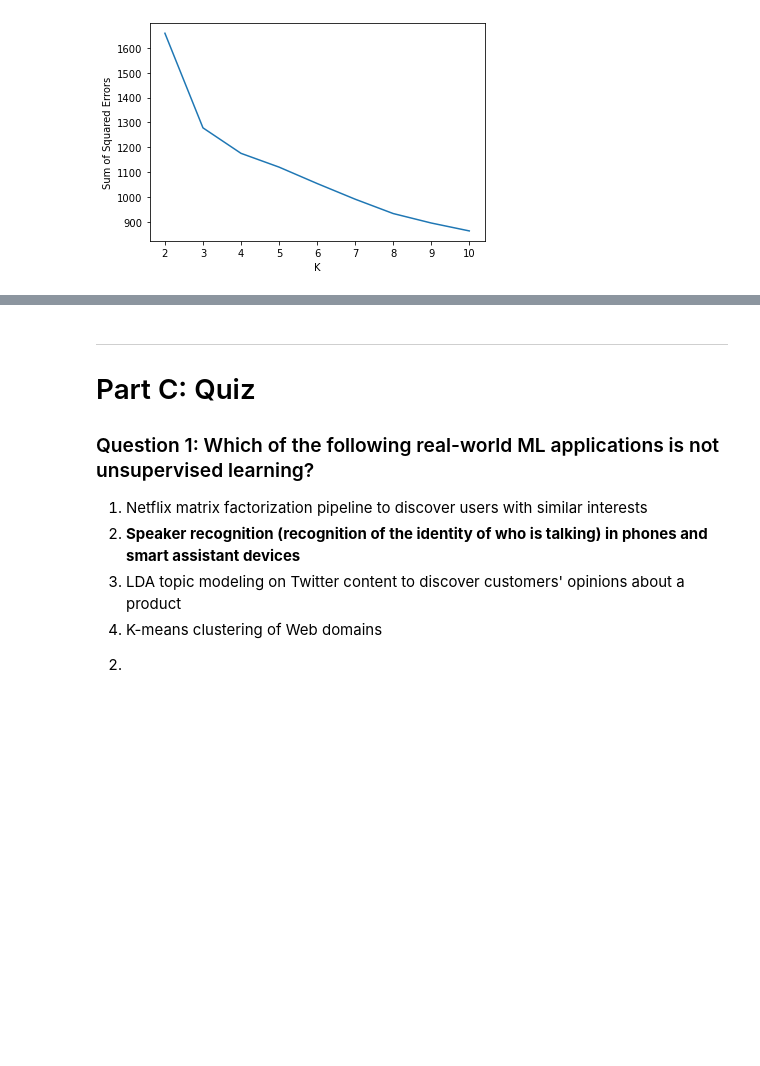
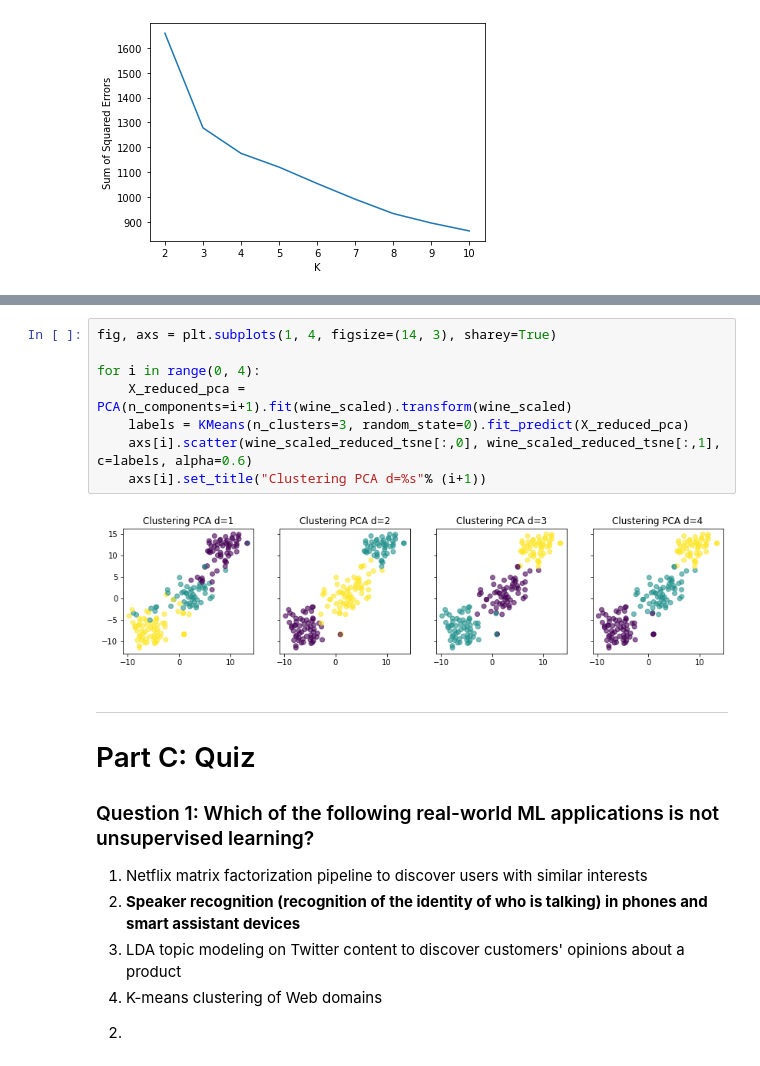
Before and after one commit to epfl-ada/2020, a Jupyter notebook: Tutorials/08 - Unsupervised learning/Unsupervised_Learning_solutions.ipynb, the cells around one changed output, grey strips where cells are left out. Cells and saved outputs as stored; diff of their text form; blank space fills up the shorter version.

```diff
--- a/Tutorials/08 - Unsupervised learning/Unsupervised_Learning_solutions.ipynb
+++ b/Tutorials/08 - Unsupervised learning/Unsupervised_Learning_solutions.ipynb
@@ -452,3 +457,13 @@ Text(0.5, 1.0, 'Discovered clusters')
+# %%
+fig, axs = plt.subplots(1, 4, figsize=(14, 3), sharey=True)
+
+for i in range(0, 4):
+    X_reduced_pca = PCA(n_components=i+1).fit(wine_scaled).transform(wine_scaled)
+    labels = KMeans(n_clusters=3, random_state=0).fit_predict(X_reduced_pca)
+    axs[i].scatter(wine_scaled_reduced_tsne[:,0], wine_scaled_reduced_tsne[:,1], c=labels, alpha=0.6)
+    axs[i].set_title("Clustering PCA d=%s"% (i+1))
+# %% [output]
+[figure, added]
 # %% [markdown]
 ---------
 # Part C: Quiz
```
Also changed, not shown: parts of 3 cells of this notebook.
